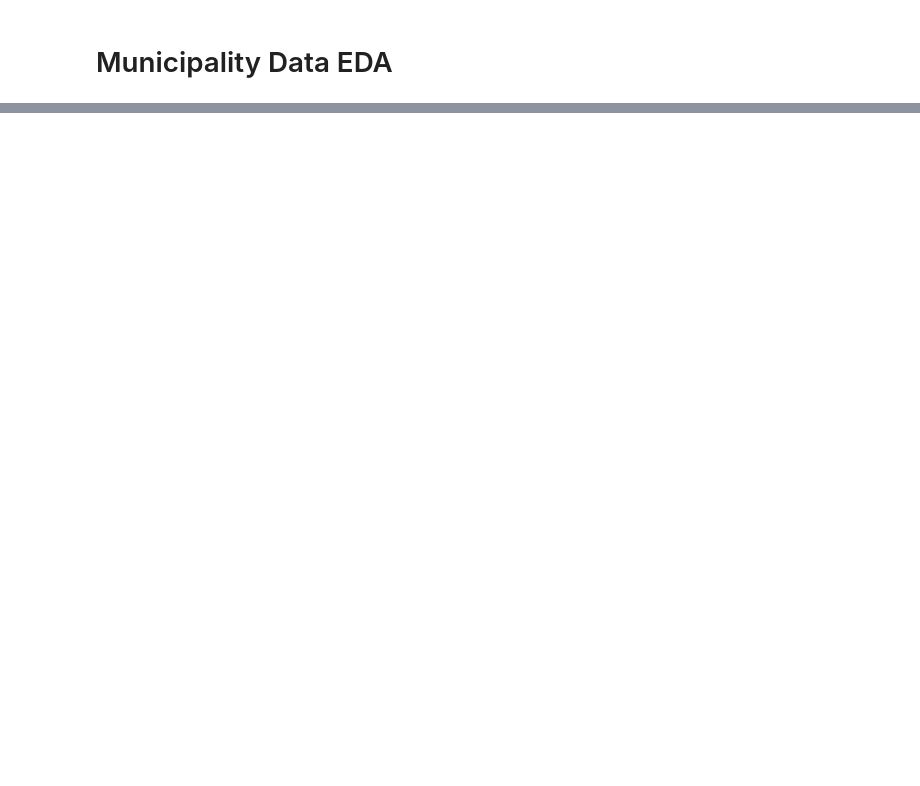
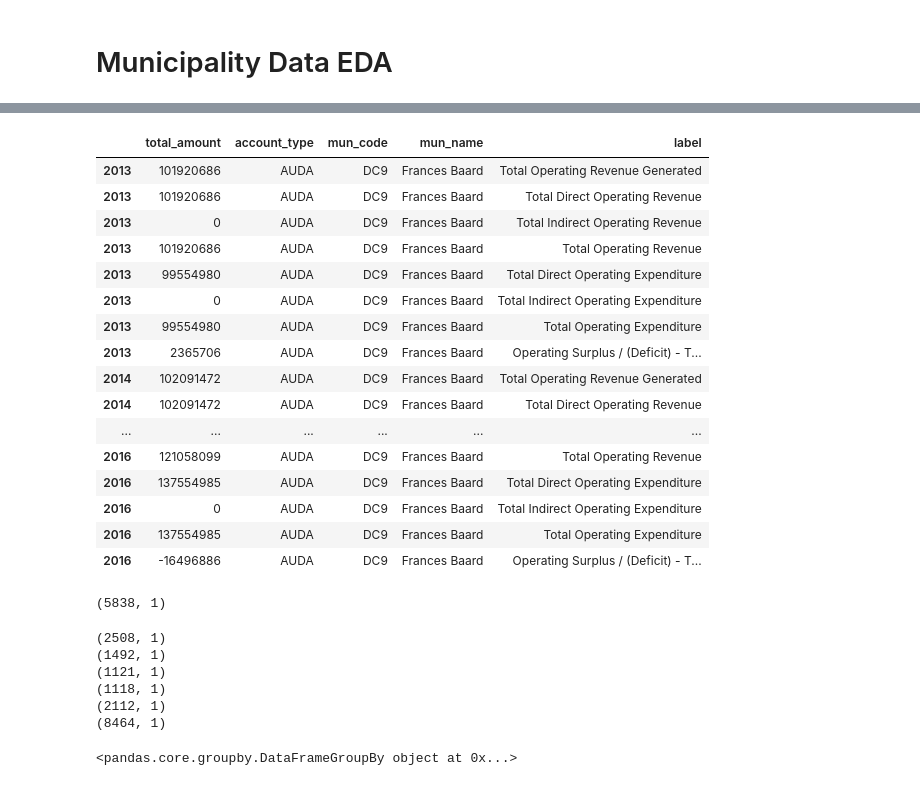
Before and after one commit to AnriSmith/DSIDE, a Jupyter notebook: Codes/Thabang/data_wrangling(municipal).ipynb, the cells around one changed output, grey strips where cells are left out. Drawn from its saved outputs; the diff is of its cells as text; code cells hidden in the pictures; blank space fills up the shorter version.

```diff
--- a/Codes/Thabang/data_wrangling(municipal).ipynb
+++ b/Codes/Thabang/data_wrangling(municipal).ipynb
@@ -64,6 +65,19 @@ def wrangle_youth(data):
 
 
     return data
+# %%
+def Filter(data, text, Column):
+    """
+    Filters table
+
+    text: what you want to filter with
+    Column: Column you want to filter in
+    """
+    word_filter = text
+    Column = Column
+    data = data[data[Column].str.contains(word_filter, na = False)]
+
+    return data
 # %%
 # Path to files
 path16 = '/home/dside/Documents/Csir_project/EDA/Municipal/2016 '
@@ -232,0 +190,14 @@ A Jupyter Widget
+# %%
+df_Wastefulexpense
+df_debtor_Total = Filter(df_debtor, 'Total', 'label')
+df_RepMianta_Total = Filter(df_RepMianta, 'Total', 'label')
+df_aged_creditor_Total  = Filter(df_aged_creditor, 'Total', 'label')
+df_CasFlo_Total = Filter(df_CasFlo, 'Total', 'label')
+df_IncoExpe_Total = Filter(df_IncoExpe, 'Total', 'label')
+df_balancesheet_total = Filter(df_balancesheet, 'Total', 'label')
+df_Wastefulexpense.to_csv("/home/dside/Documents/Csir_project/Output/Wasteful_Expenditure_total.csv")
+df_debtor_Total.to_csv("/home/dside/Documents/Csir_project/Output/Debit_total.csv")
+df_RepMianta_Total.to_csv("/home/dside/Documents/Csir_project/Output/Repair_Maintance_total.csv")
+df_aged_creditor_Total .to_csv("/home/dside/Documents/Csir_project/Output/Age_creditor_total.csv")
+df_CasFlo_Total.to_csv("/home/dside/Documents/Csir_project/Output/Cash_flow_total.csv")
+df_IncoExpe_Total.to_csv("/home/dside/Documents/Csir_project/Output/Income_Expenditure_total.csv")
@@ -232,0 +261,20 @@ A Jupyter Widget
+# %%
+df_IncoExpe_Total[df_IncoExpe_Total.loc[:,"mun_code"] =="DC9"]
+# %% [output]
+|  | total_amount | account_type | mun_code | mun_name | label |
+| 2013 | 101920686 | AUDA | DC9 | Frances Baard | Total Operating Revenue Generated |
+| 2013 | 101920686 | AUDA | DC9 | Frances Baard | Total Direct Operating Revenue |
+| 2013 | 0 | AUDA | DC9 | Frances Baard | Total Indirect Operating Revenue |
+| 2013 | 101920686 | AUDA | DC9 | Frances Baard | Total Operating Revenue |
+| 2013 | 99554980 | AUDA | DC9 | Frances Baard | Total Direct Operating Expenditure |
+| 2013 | 0 | AUDA | DC9 | Frances Baard | Total Indirect Operating Expenditure |
+| 2013 | 99554980 | AUDA | DC9 | Frances Baard | Total Operating Expenditure |
+| 2013 | 2365706 | AUDA | DC9 | Frances Baard | Operating Surplus / (Deficit) - T... |
+| 2014 | 102091472 | AUDA | DC9 | Frances Baard | Total Operating Revenue Generated |
+| 2014 | 102091472 | AUDA | DC9 | Frances Baard | Total Direct Operating Revenue |
+| ... | ... | ... | ... | ... | ... |
+| 2016 | 121058099 | AUDA | DC9 | Frances Baard | Total Operating Revenue |
+| 2016 | 137554985 | AUDA | DC9 | Frances Baard | Total Direct Operating Expenditure |
+| 2016 | 0 | AUDA | DC9 | Frances Baard | Total Indirect Operating Expenditure |
+| 2016 | 137554985 | AUDA | DC9 | Frances Baard | Total Operating Expenditure |
+| 2016 | -16496886 | AUDA | DC9 | Frances Baard | Operating Surplus / (Deficit) - T... |
@@ -232,0 +310,20 @@ A Jupyter Widget
+# %%
+l = Province_match(df_balancesheet_total,prov_link)
+# %% [output]
+(5838, 1)
+# %%
+# Match each municipality with the provinces
+
+df_Wastefulexpense = Province_match(df_Wastefulexpense,prov_link)
+df_debtor_Total = Province_match(df_debtor_Total,prov_link)
+df_RepMianta_Total = Province_match(df_RepMianta_Total,prov_link)
+df_aged_creditor_Total  = Province_match(df_aged_creditor_Total,prov_link)
+df_CasFlo_Total = Province_match(df_CasFlo_Total,prov_link)
+df_IncoExpe_Total = Province_match(df_IncoExpe_Total,prov_link)
+# %% [output]
+(2508, 1)
+(1492, 1)
+(1121, 1)
+(1118, 1)
+(2112, 1)
+(8464, 1)
@@ -232,0 +337,7 @@ A Jupyter Widget
+# %%
+# How much is each municipality spending
+
+#df_Wastefulexpense.groupby(['label','Province']).mean()
+df_Wastefulexpense.groupby(df_Wastefulexpense.Province)
+# %% [output]
+<pandas.core.groupby.DataFrameGroupBy object at 0x...>
```
Also changed, not shown: parts of 22 cells of this notebook, 1 other file.
